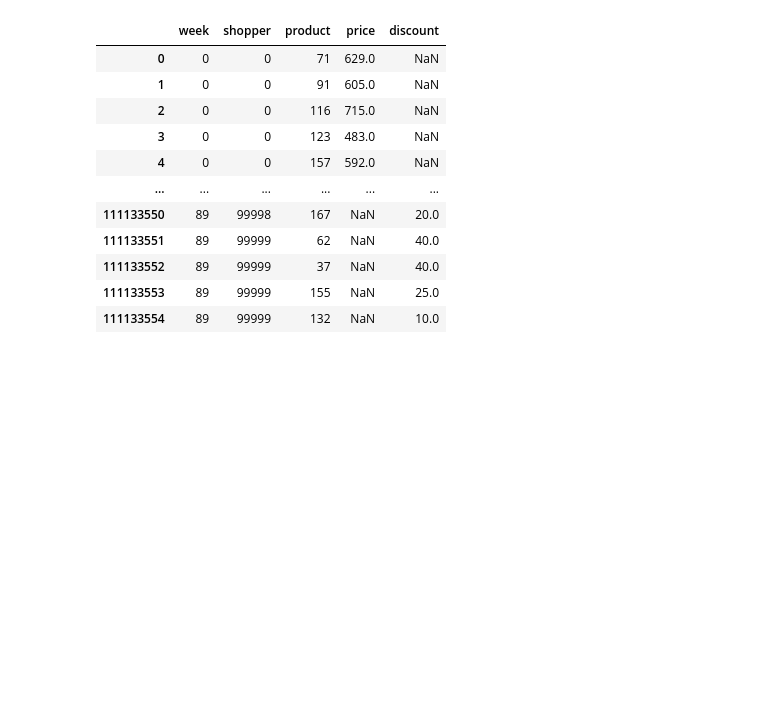
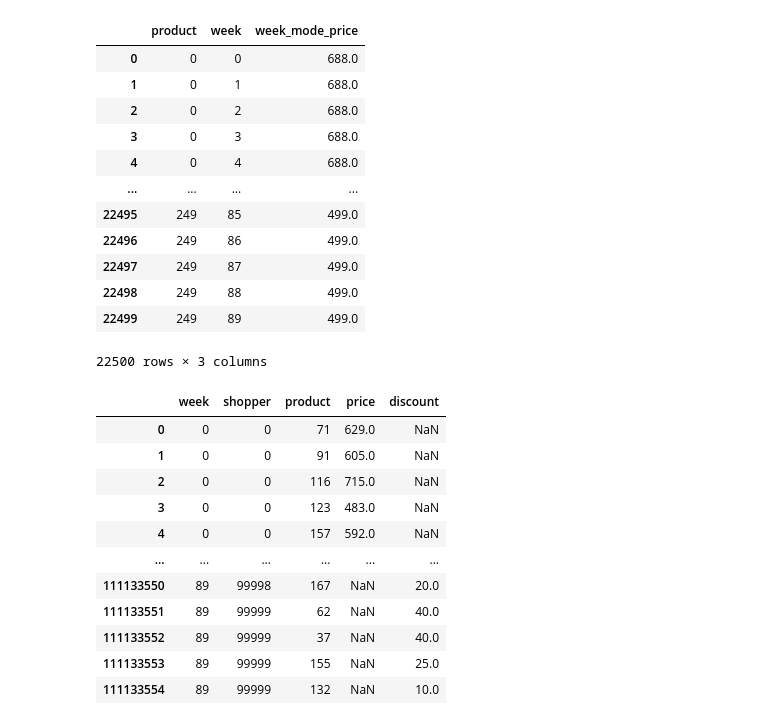
Before and after one commit to leonhagel/mlim-g2, a Jupyter notebook: code/Refactoring.ipynb, the cells around one changed output. Cells and saved outputs as stored; diff of their text form; code cells hidden in the pictures; blank space fills up the shorter version.

```diff
--- a/code/Refactoring.ipynb
+++ b/code/Refactoring.ipynb
@@ -11,3 +59,24 @@ baskets_coupons = pd.read_parquet('../data/baskets_coupons.parquet.gzip')
+# %%
+get_mode = lambda x: pd.Series.mode(x)[0]
+price_data = baskets_coupons.groupby(['product', 'week']).agg(
+    week_mode_price=('price', get_mode)
+).reset_index()
+# %%
+price_data
+# %% [output]
+|  | product | week | week_mode_price |
+| 0 | 0 | 0 | 688.0 |
+| 1 | 0 | 1 | 688.0 |
+| 2 | 0 | 2 | 688.0 |
+| 3 | 0 | 3 | 688.0 |
+| 4 | 0 | 4 | 688.0 |
+| ... | ... | ... | ... |
+| 22495 | 249 | 85 | 499.0 |
+| 22496 | 249 | 86 | 499.0 |
+| 22497 | 249 | 87 | 499.0 |
+| 22498 | 249 | 88 | 499.0 |
+| 22499 | 249 | 89 | 499.0 |
+22500 rows × 3 columns
 # %%
 baskets_coupons
 # %% [output]
```
Also changed, not shown: parts of 4 cells of this notebook, 2 other files.
